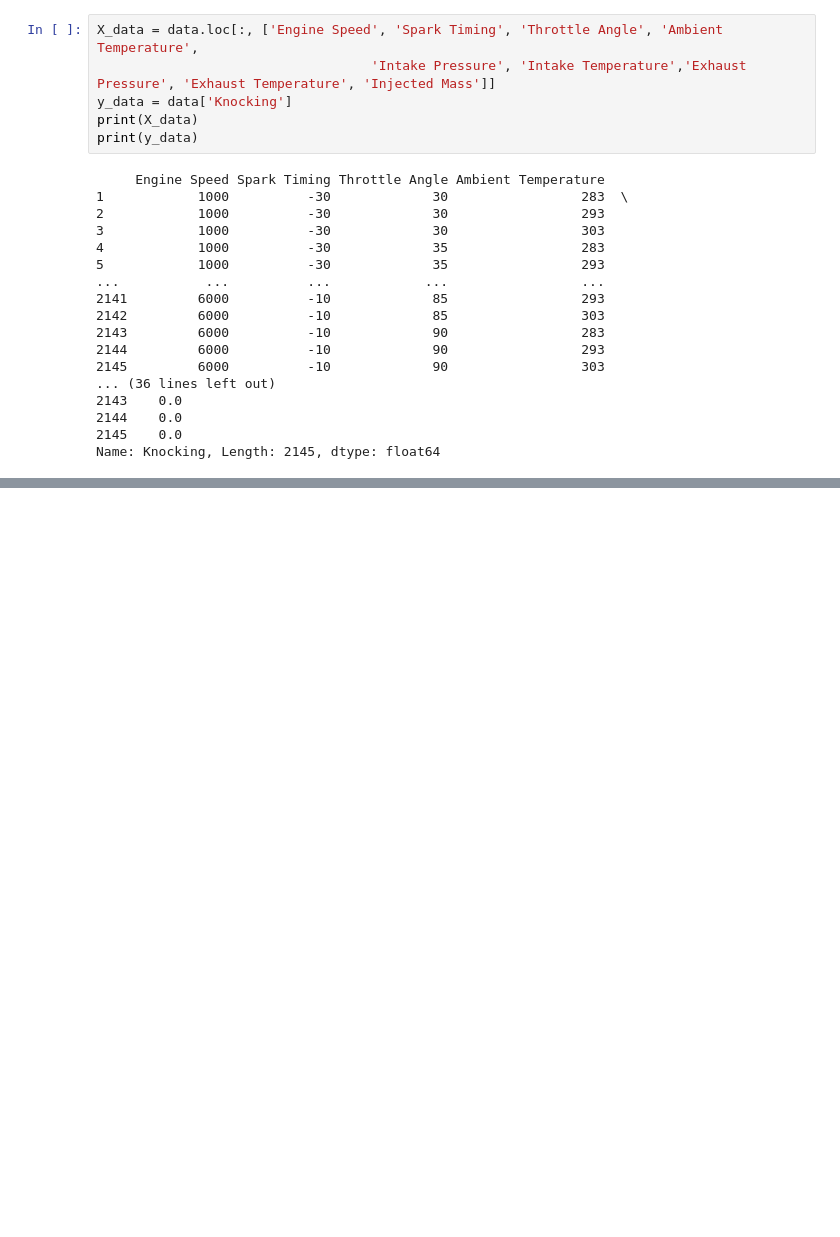
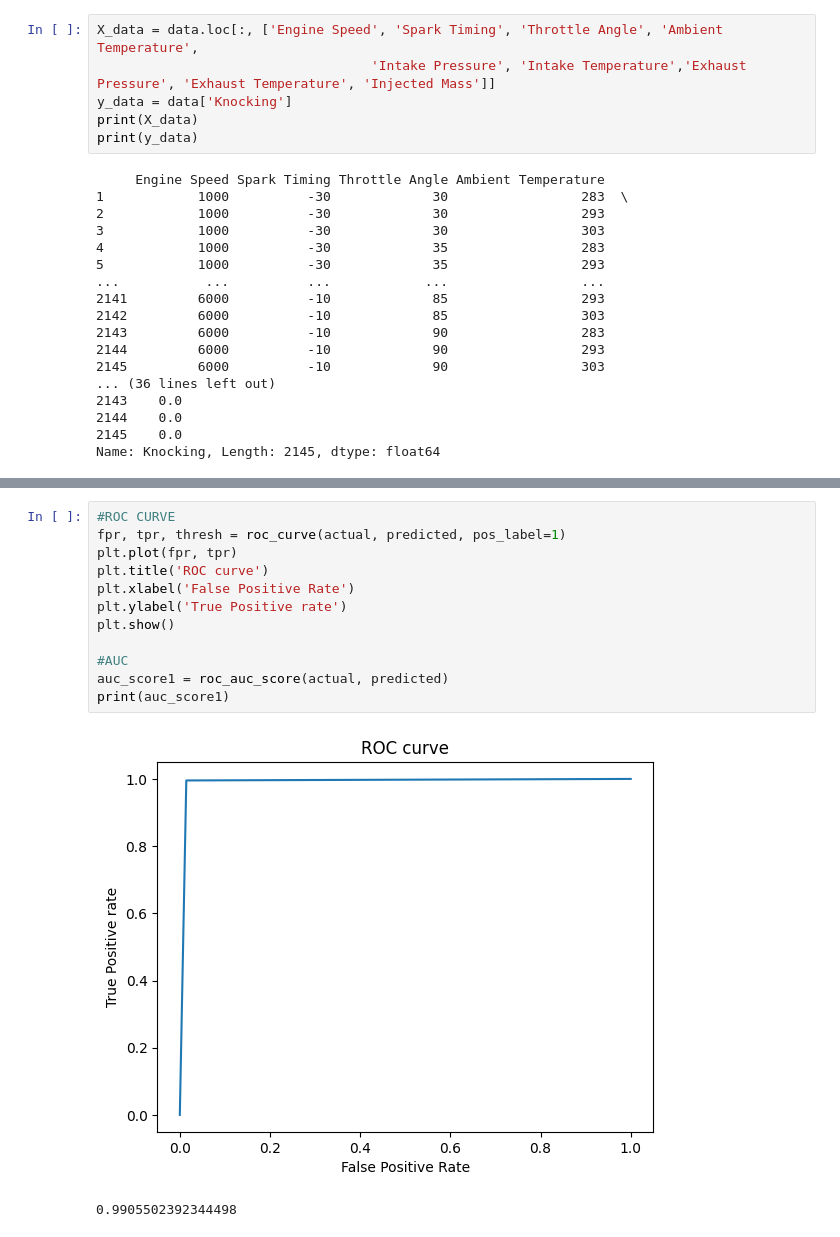
Before and after one commit to jongyunwoo/knocking-classification-and-multi-regression, a Jupyter notebook: knocking classification.ipynb, the cells around one changed output, grey strips where cells are left out. Drawn from its saved outputs; the diff is of its cells as text; blank space fills up the shorter version.

```diff
--- a/knocking classification.ipynb
+++ b/knocking classification.ipynb
@@ -152,0 +208,15 @@ Epoch 500/500
+# %%
+#ROC CURVE
+fpr, tpr, thresh = roc_curve(actual, predicted, pos_label=1)
+plt.plot(fpr, tpr)
+plt.title('ROC curve')
+plt.xlabel('False Positive Rate')
+plt.ylabel('True Positive rate')
+plt.show()
+
+#AUC
+auc_score1 = roc_auc_score(actual, predicted)
+print(auc_score1)
+# %% [output]
+[figure, added]
+0.9905502392344498
```
Also changed, not shown: parts of 10 cells of this notebook.
